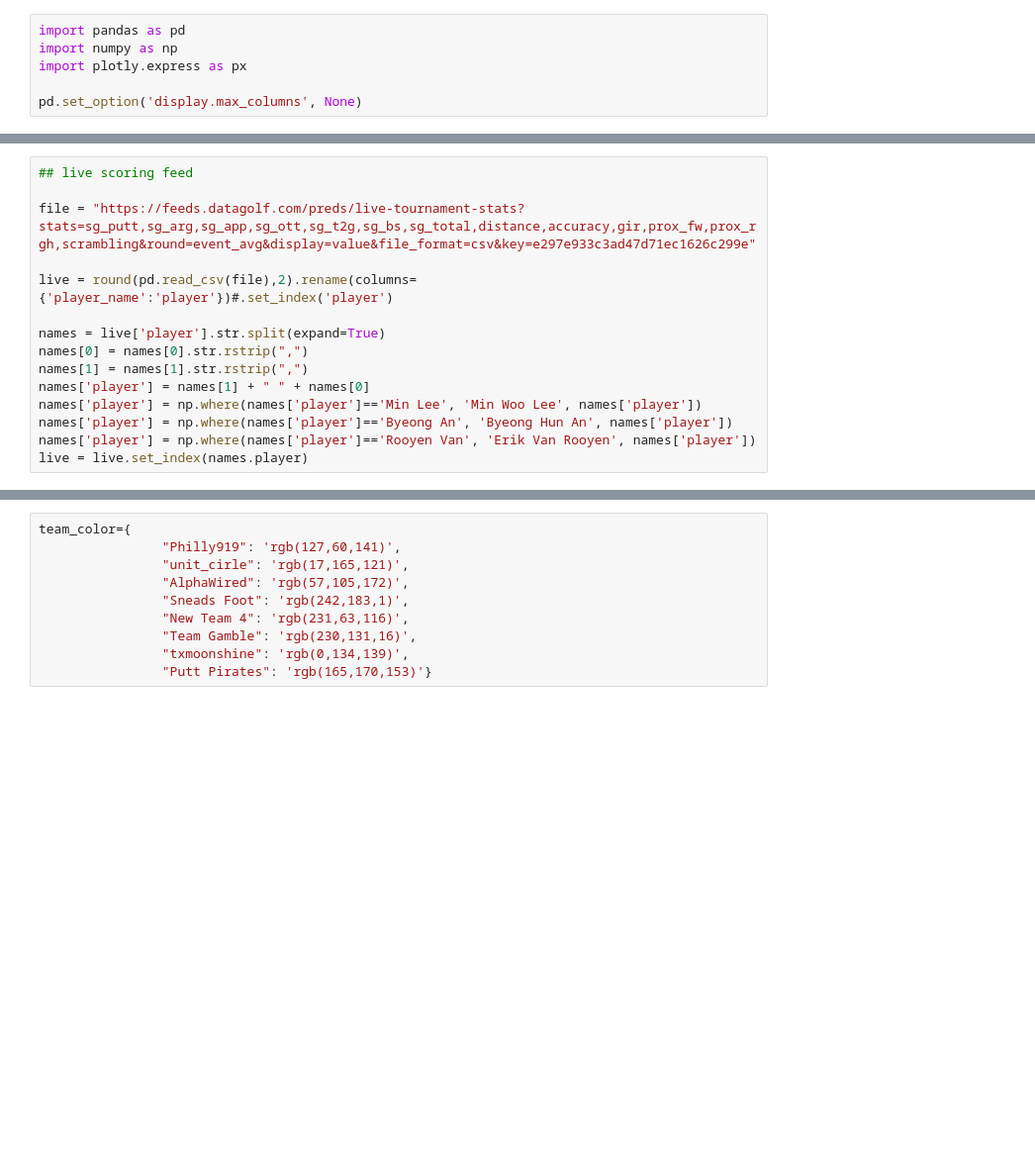
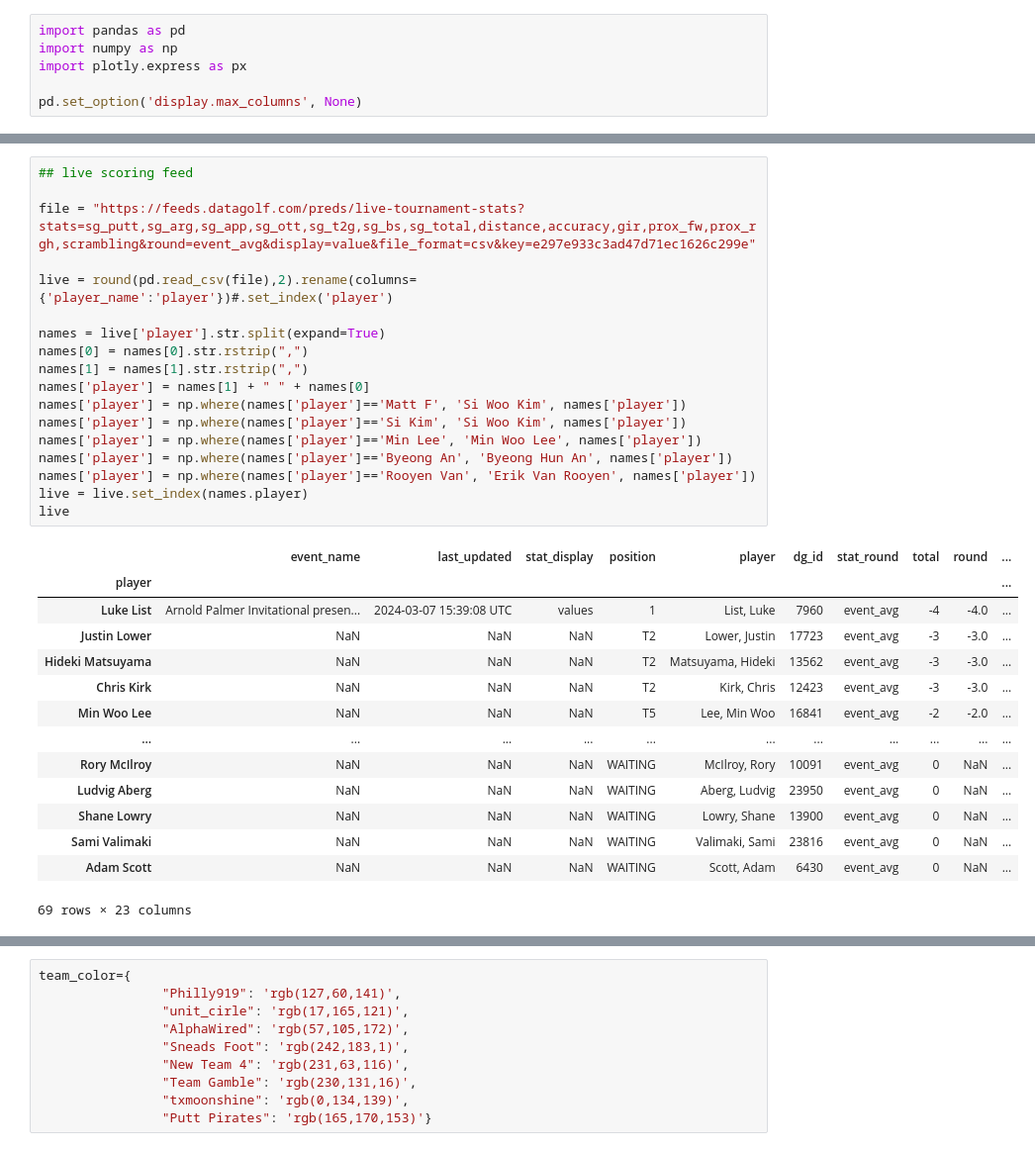
Before and after one commit to mikejackson35/fantrax_golf, a Jupyter notebook: live_scoring.ipynb, the cells around one changed output, grey strips where cells are left out. Shown: that part at 99% size. Saved outputs shown, nothing was run; the diff lists cells and outputs as text; blank space fills up the shorter version.

```diff
--- a/live_scoring.ipynb
+++ b/live_scoring.ipynb
@@ -17,15 +38,33 @@ teams = teams.loc[teams.active_reserve=='Active'].set_index('player')
 # %%
 ## live scoring feed
 
 file = "https://feeds.datagolf.com/preds/live-tournament-stats?stats=sg_putt,sg_arg,sg_app,sg_ott,sg_t2g,sg_bs,sg_total,distance,accuracy,gir,prox_fw,prox_rgh,scrambling&round=event_avg&display=value&file_format=csv&key=e297e933c3ad47d71ec1626c299e"
 
 live = round(pd.read_csv(file),2).rename(columns={'player_name':'player'})#.set_index('player')
 
 names = live['player'].str.split(expand=True)
 names[0] = names[0].str.rstrip(",")
 names[1] = names[1].str.rstrip(",")
 names['player'] = names[1] + " " + names[0]
+names['player'] = np.where(names['player']=='Matt F', 'Si Woo Kim', names['player'])
+names['player'] = np.where(names['player']=='Si Kim', 'Si Woo Kim', names['player'])
 names['player'] = np.where(names['player']=='Min Lee', 'Min Woo Lee', names['player'])
 names['player'] = np.where(names['player']=='Byeong An', 'Byeong Hun An', names['player'])
 names['player'] = np.where(names['player']=='Rooyen Van', 'Erik Van Rooyen', names['player'])
 live = live.set_index(names.player)
+live
+# %% [output]
+|  | event_name | last_updated | stat_display | position | player | dg_id | stat_round | total | round | ... |
+| player |  |  |  |  |  |  |  |  |  | ... |
+| Luke List | Arnold Palmer Invitational presen... | 2024-03-07 15:39:08 UTC | values | 1 | List, Luke | 7960 | event_avg | -4 | -4.0 | ... |
+| Justin Lower | NaN | NaN | NaN | T2 | Lower, Justin | 17723 | event_avg | -3 | -3.0 | ... |
+| Hideki Matsuyama | NaN | NaN | NaN | T2 | Matsuyama, Hideki | 13562 | event_avg | -3 | -3.0 | ... |
+| Chris Kirk | NaN | NaN | NaN | T2 | Kirk, Chris | 12423 | event_avg | -3 | -3.0 | ... |
+| Min Woo Lee | NaN | NaN | NaN | T5 | Lee, Min Woo | 16841 | event_avg | -2 | -2.0 | ... |
+| ... | ... | ... | ... | ... | ... | ... | ... | ... | ... | ... |
+| Rory McIlroy | NaN | NaN | NaN | WAITING | McIlroy, Rory | 10091 | event_avg | 0 | NaN | ... |
+| Ludvig Aberg | NaN | NaN | NaN | WAITING | Aberg, Ludvig | 23950 | event_avg | 0 | NaN | ... |
+| Shane Lowry | NaN | NaN | NaN | WAITING | Lowry, Shane | 13900 | event_avg | 0 | NaN | ... |
+| Sami Valimaki | NaN | NaN | NaN | WAITING | Valimaki, Sami | 23816 | event_avg | 0 | NaN | ... |
+| Adam Scott | NaN | NaN | NaN | WAITING | Scott, Adam | 6430 | event_avg | 0 | NaN | ... |
+69 rows × 23 columns
```
Also changed, not shown: parts of 5 cells of this notebook, 2 other files.
